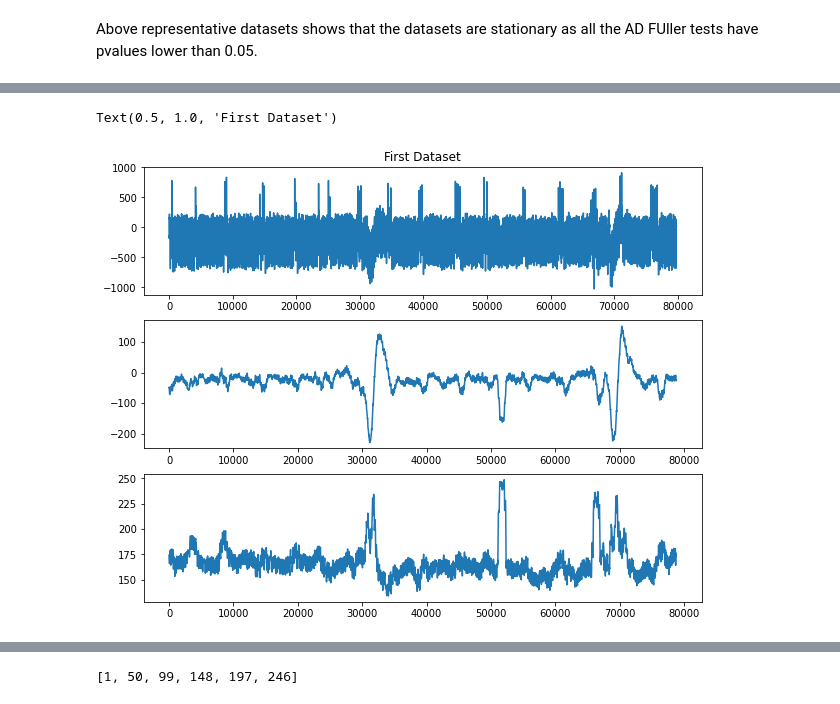
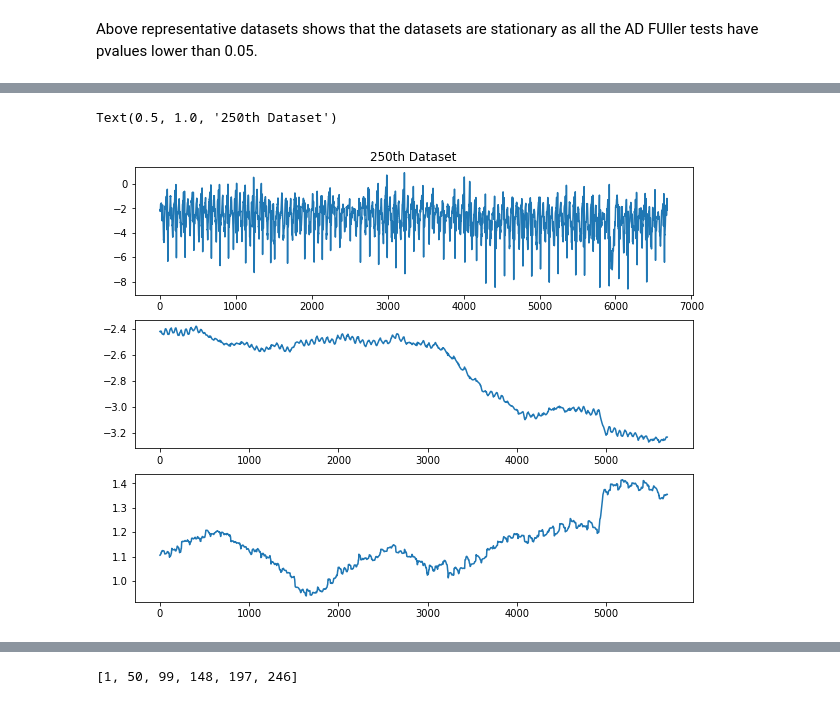
Before and after one commit to Pasindu19970808/Anomaly-Detection-Project, a Jupyter notebook: DataVisualization.ipynb, the cells around one changed output, grey strips where cells are left out. Cells and saved outputs as stored; diff of their text form; code cells hidden in the pictures.

```diff
--- a/DataVisualization.ipynb
+++ b/DataVisualization.ipynb
@@ -21,7 +25,7 @@ from statsmodels.tsa.arima_model import ARMA
 <h2> Testing For Stationarity </h2>
 # %%
 #investigating whether all the datasets are stationary or not
-num_datasets = len(os.listdir(DataLoading.file_path))
+num_datasets = len(os.listdir(DataLoading_dao.file_path))
 adfuller_results = dict()
 adfuller_results["Dataset"] = list()
 adfuller_results["ADF Statistic"] = list()
@@ -33,7 +37,7 @@ adfuller_results["5% Statistic"] = list()
 adfuller_results["10% Statistic"] = list()
 for i in range(1,221,10):
     print(i)
-    train,test,test_data_start_pt = DataLoading.split_data(file_path = DataLoading.file_path,index = i)
+    train,test,test_data_start_pt = DataLoading_dao.split_data(file_path = DataLoading_dao.file_path,index = i)
     data = np.concatenate((train,test)).reshape(-1,1)
     scaler = StandardScaler()
     data = scaler.fit_transform(data)
@@ -109,7 +113,7 @@ adfuller_results_df
 | 21 | -15.566371 | 2.012428e-28 | True | 71 | -3.430405 | -2.861564 | -2.566783 |
 # %%
 #investigating whether all the datasets are stationary or not
-num_datasets = len(os.listdir(DataLoading.file_path))
+num_datasets = len(os.listdir(DataLoading_dao.file_path))
 adfuller_results = dict()
 adfuller_results["Dataset"] = list()
 adfuller_results["ADF Statistic"] = list()
@@ -121,7 +125,7 @@ adfuller_results["5% Statistic"] = list()
 adfuller_results["10% Statistic"] = list()
 for i in [1,50,100,150,200,250]:
     print(i)
-    train,test,test_data_start_pt = DataLoading.split_data(file_path = DataLoading.file_path,index = i)
+    train,test,test_data_start_pt = DataLoading_dao.split_data(file_path = DataLoading_dao.file_path,index = i)
     data = np.concatenate((train,test)).reshape(-1,1)
     scaler = StandardScaler()
     data = scaler.fit_transform(data)
@@ -160,0 +280,21 @@ Above representative datasets shows that the datasets are stationary as all the
+# %%
+train,test,test_data_start_pt = DataLoading_dao.split_data(file_path = DataLoading_dao.file_path,index = 250)
+train = np.array(train).reshape(-1,1)
+test = np.array(test).reshape(-1,1)
+data = np.concatenate((train,test))
+fig,ax = plt.subplots(3,1,figsize = (10,8))
+m = 100
+moving_average = list()
+moving_std = list()
+for i in range(0,data.shape[0] - 100 + 1):
+    data_window = data[i:i+m]
+    moving_average.append(np.mean(data_window))
+    moving_std.append(np.std(data_window))
+
+ax[0].plot(range(data.shape[0]),data)
+ax[0].set_title('Time Series : 250th Dataset')
+ax[1].plot(range(data.shape[0] - m + 1),np.array(moving_average))
+ax[1].set_title('Moving Average')
+ax[2].plot(range(data.shape[0] - m + 1),np.array(moving_std))
+ax[2].set_title('Moving S.D')
+plt.tight_layout()
@@ -161,21 +303,21 @@ Above representative datasets shows that the datasets are stationary as all the
 # %%
-train,test,test_data_start_pt = DataLoading.split_data(file_path = DataLoading.file_path,index = 1)
+train,test,test_data_start_pt = DataLoading_dao.split_data(file_path = DataLoading_dao.file_path,index = 54)
 train = np.array(train).reshape(-1,1)
 test = np.array(test).reshape(-1,1)
 data = np.concatenate((train,test))
 fig,ax = plt.subplots(3,1,figsize = (10,8))
 m = 1000
 moving_average = list()
 moving_std = list()
 for i in range(0,data.shape[0] - m + 1):
     data_window = data[i:i+m]
     moving_average.append(np.mean(data_window))
     moving_std.append(np.std(data_window))
 
 ax[0].plot(range(data.shape[0]),data)
 ax[1].plot(range(data.shape[0] - m + 1),np.array(moving_average))
 ax[2].plot(range(data.shape[0] - m + 1),np.array(moving_std))
-ax[0].set_title('First Dataset')
+ax[0].set_title('250th Dataset')
 # %% [output]
-Text(0.5, 1.0, 'First Dataset')
+Text(0.5, 1.0, '250th Dataset')
-[figure, old version]
+[figure, new version]
```
Also changed, not shown: parts of 14 cells of this notebook, 8 other files.
